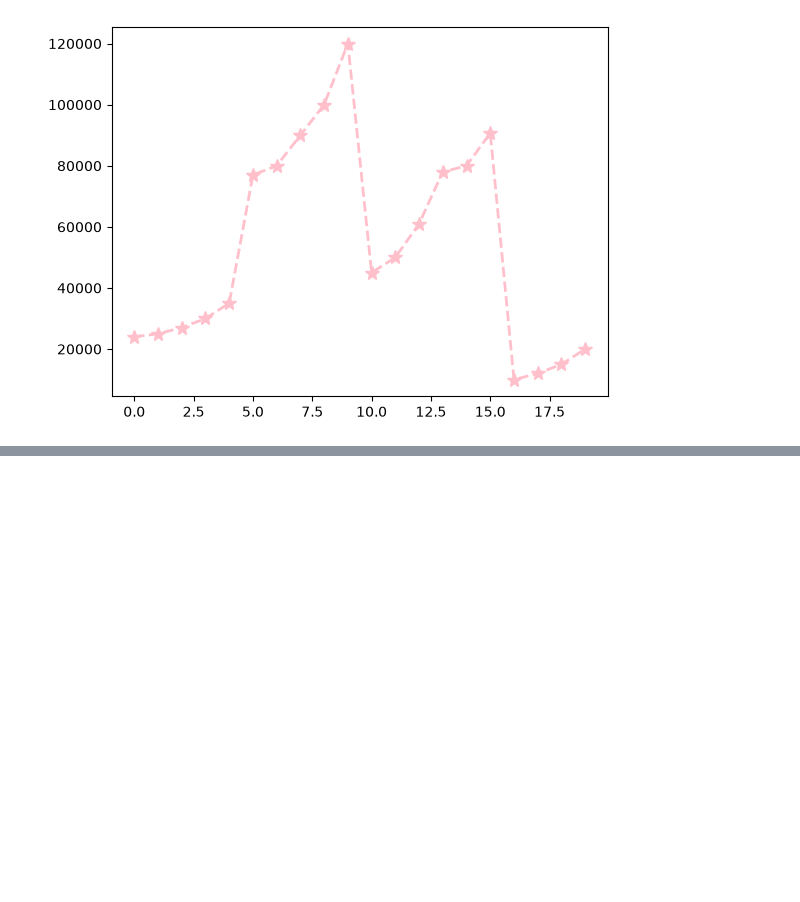
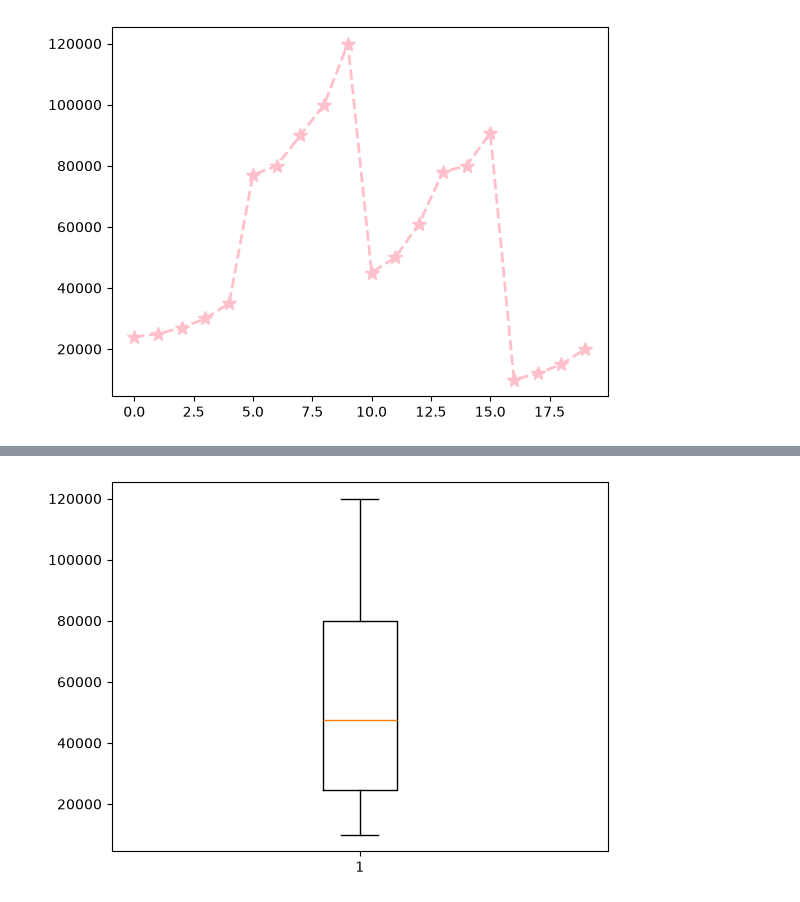
Before and after one commit to khushbu9119/Matplotlib, a Jupyter notebook: learning.ipynb, the cells around one changed output, grey strips where cells are left out. Cells and saved outputs as stored; diff of their text form; code cells hidden in the pictures; blank space fills up the shorter version.

```diff
--- a/learning.ipynb
+++ b/learning.ipynb
@@ -52,0 +59,6 @@ plt.show()
+# %%
+#boxplot chart
+plt.boxplot(df['salary'])
+plt.show()
+# %% [output]
+[figure, added]
```
Also changed, not shown: parts of 4 cells of this notebook.
